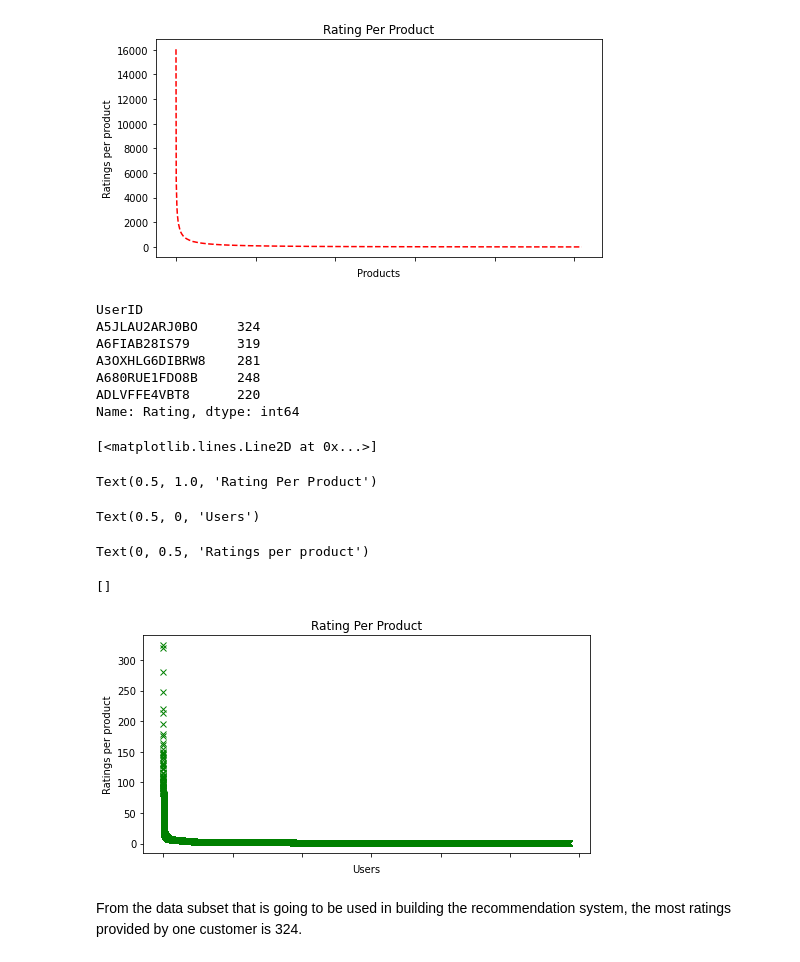
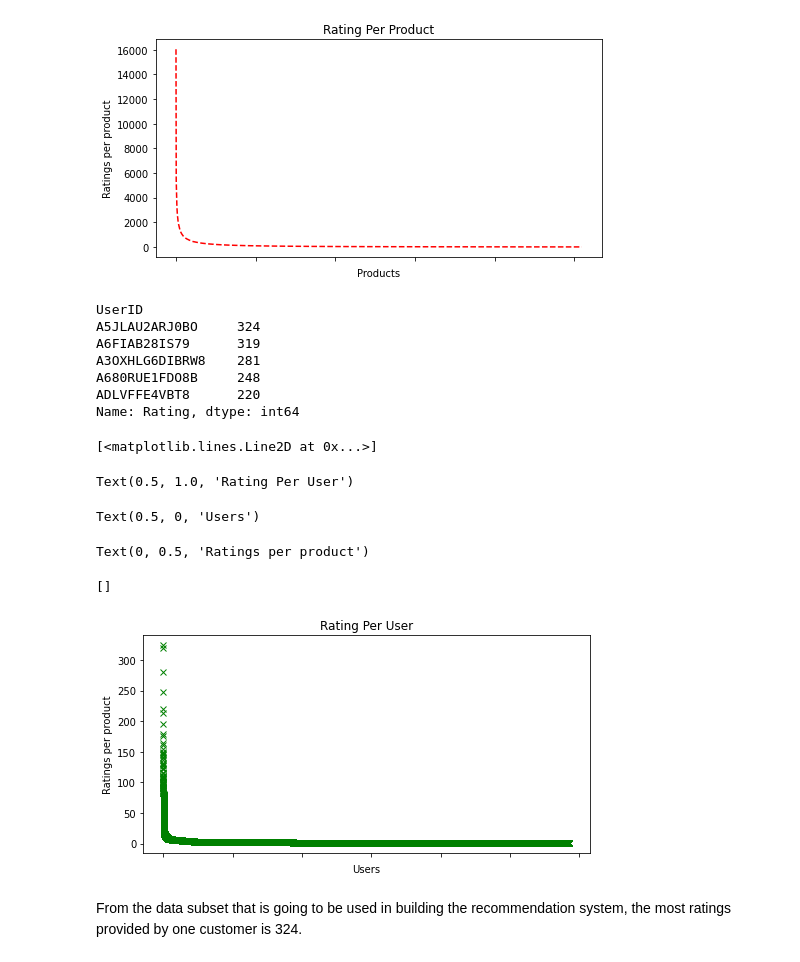
Before and after one commit to Blaisekhan/Capstone-Project---Recommender-Systems, a Jupyter notebook: Capstone_codes_copy.ipynb, the cells around one changed output. Drawn from its saved outputs; the diff is of its cells as text; code cells hidden in the pictures.

```diff
--- a/Capstone_codes_copy.ipynb
+++ b/Capstone_codes_copy.ipynb
@@ -163,32 +167,32 @@ Text(0, 0.5, 'Ratings per product')
 # %%
 #Determing the number of ratings provided by each user
 
 rates_per_user=ratings_electronics.groupby(by='UserID')['Rating'].count().sort_values(ascending=False)
 rates_per_user.head()
 
 fig = plt.figure(figsize=plt.figaspect(.5))
 ax = plt.gca()
 plt.plot(rates_per_user.values, 'gx')
-plt.title("Rating Per Product")
+plt.title("Rating Per User")
 plt.xlabel('Users')
 plt.ylabel('Ratings per product')
 ax.set_xticklabels([])
-
+plt.savefig('Ratings_per_User.jpeg')
 plt.show()
 # %% [output]
 UserID
 A5JLAU2ARJ0BO     324
 A6FIAB28IS79      319
 A3OXHLG6DIBRW8    281
 A680RUE1FDO8B     248
 ADLVFFE4VBT8      220
 Name: Rating, dtype: int64
 [<matplotlib.lines.Line2D at 0x...>]
-Text(0.5, 1.0, 'Rating Per Product')
+Text(0.5, 1.0, 'Rating Per User')
 Text(0.5, 0, 'Users')
 Text(0, 0.5, 'Ratings per product')
 []
-[figure, old version]
+[figure, new version]
 # %% [markdown]
 From the data subset that is going to be used in building the recommendation system, the most ratings provided by one customer is 324.
 # %%
```
Also changed, not shown: parts of 16 cells of this notebook.
